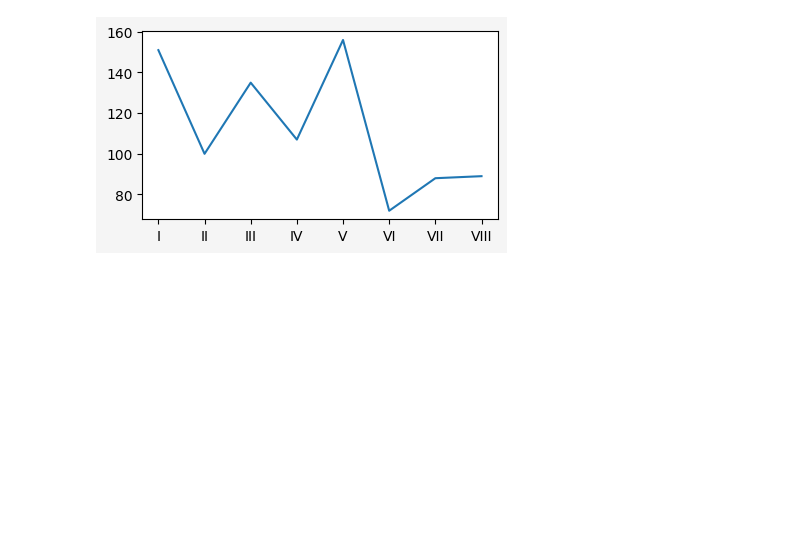
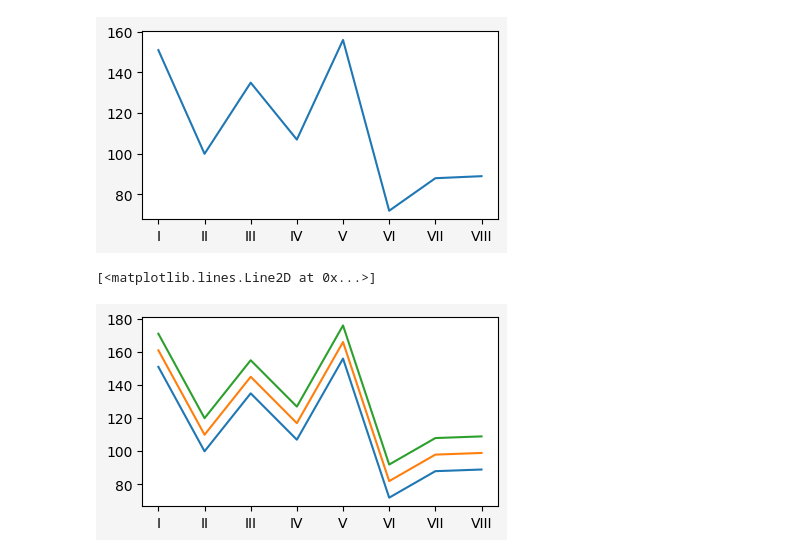
Before and after one commit to mathspp/20240510-webinar-pandas-matplotlib, a Jupyter notebook: webinar.ipynb, the cells around one changed output. Drawn from its saved outputs; the diff is of its cells as text; code cells hidden in the pictures; blank space fills up the shorter version.

```diff
--- a/webinar.ipynb
+++ b/webinar.ipynb
@@ -736,12 +736,18 @@ ax.plot(
 # %%
 fig, ax = plt.subplots(
     figsize=(4, 2.25),
     facecolor="whitesmoke",
     layout="constrained",
 )
 ax.plot(
     pokemon["gen"].value_counts(sort=False)
 )
 ax.plot(
     pokemon["gen"].value_counts(sort=False) + 10
 )
+ax.plot(
+    pokemon["gen"].value_counts(sort=False) + 20
+)
+# %% [output]
+[<matplotlib.lines.Line2D at 0x...>]
+[figure, added]
```
